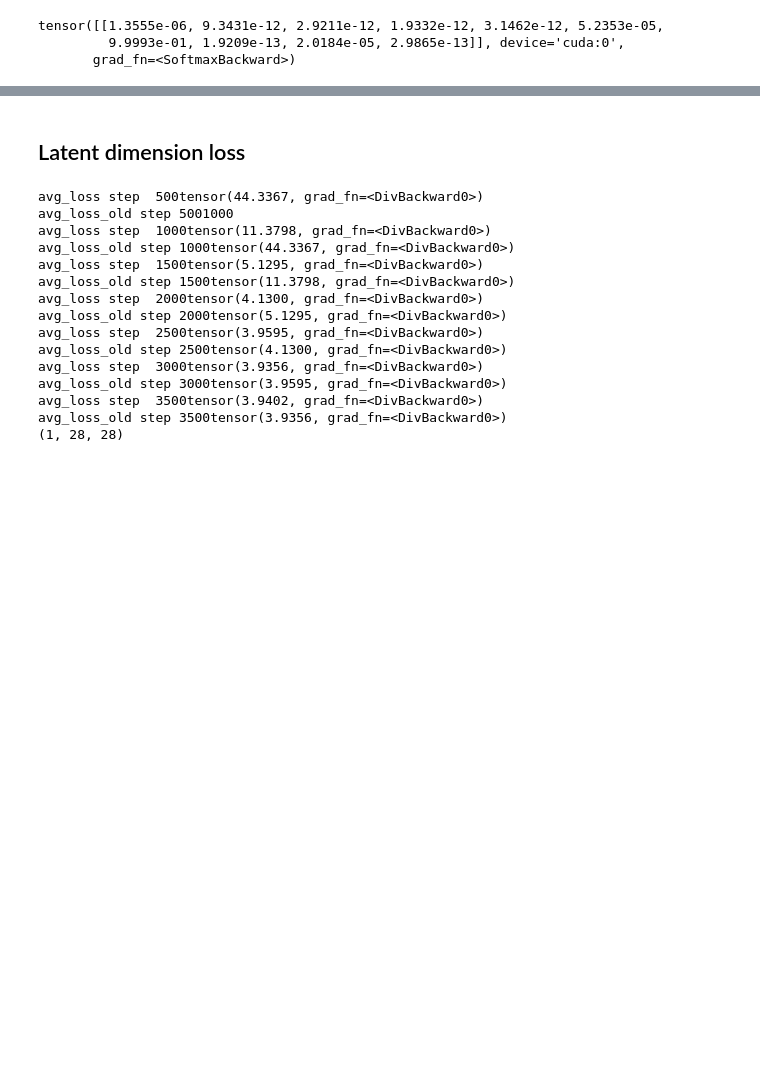
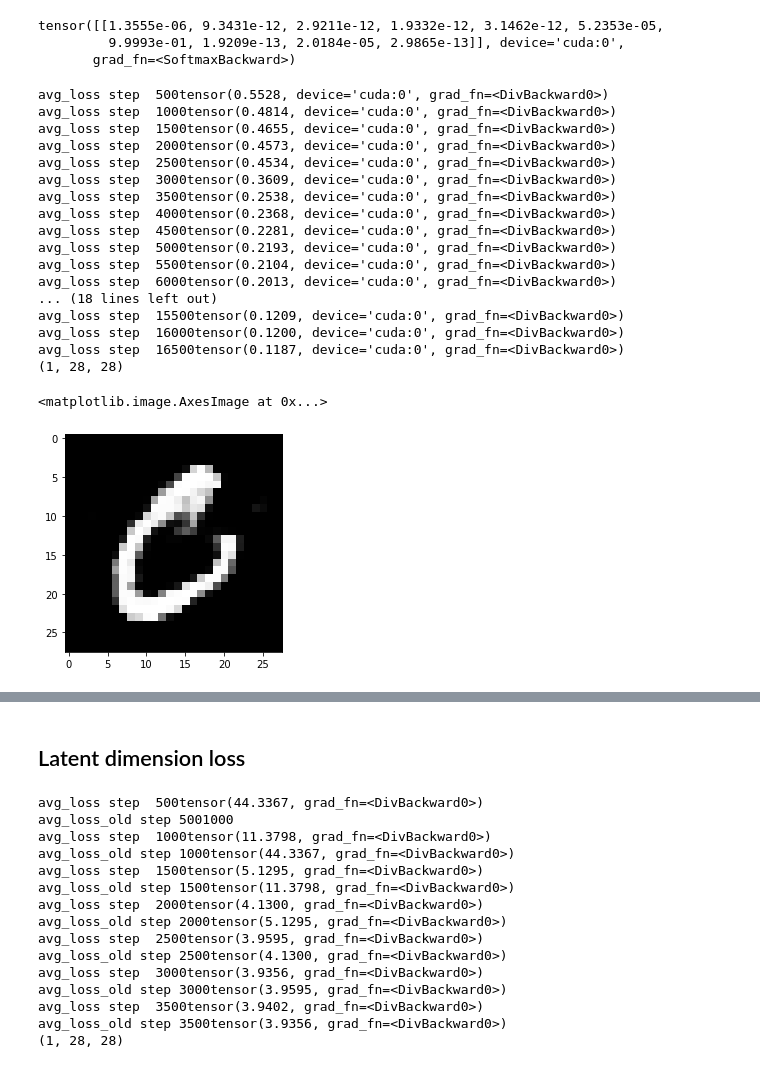
Before and after one commit to Mahantesh-Pattadkal-1993/CounterFactuals_GANs, a Jupyter notebook: Counterfactual_Computation.ipynb, the cells around one changed output, grey strips where cells are left out. Saved outputs shown, nothing was run; the diff lists cells and outputs as text; code cells hidden in the pictures; blank space fills up the shorter version.

Commit message:
# Added standard losses for latent representation computation

```diff
--- a/Counterfactual_Computation.ipynb
+++ b/Counterfactual_Computation.ipynb
@@ -114,7 +118,7 @@ CNN(
 # %%
 #Loading the data
 
-mb_size = 2
+mb_size = 4
 
 transform = transforms.Compose(
 		[transforms.ToTensor(),
@@ -234,3 +213,77 @@ Classifier_model_logits(G(z))[0]
 tensor([[1.3555e-06, 9.3431e-12, 2.9211e-12, 1.9332e-12, 3.1462e-12, 5.2353e-05,
          9.9993e-01, 1.9209e-13, 2.0184e-05, 2.9865e-13]], device='cuda:0',
        grad_fn=<SoftmaxBackward>)
+# %%
+# Using the standard loss functions
+#find the z_org that respresents the latent representation of given image
+
+import torch.optim as optim
+import torch
+cos = nn.CosineSimilarity(dim=1, eps=1e-6)
+torch.manual_seed(100)
+z= torch.randn(1, 100,1,1).to(device)
+step_size = 0.1
+
+#Find the image closer to the original one but target prediction
+MSE = nn.MSELoss()
+nll = nn.NLLLoss()
+CE_loss = nn.CrossEntropyLoss()
+l1_loss = nn.L1Loss()
+optimizer = optim.SGD([z_semi], lr=0.01) #not using optimiser here
+
+
+def latent_representation(z,sample_image):
+  overall_loss, loss , avg_loss = 0,10,0
+  i=1
+
+  while (loss>=0.09):
+    z.requires_grad = True
+    loss1 = MSE(sample_image,G(z)) #pixel loss
+    loss2 = MSE(Classifier_model_logits(G(z))[0] , Classifier_model_logits(sample_image)[0]) #diference in pred of both images
+
+    loss = loss1 + loss2
+    #print(loss)
+
+    z.grad = None
+    loss.backward()
+    z.requires_grad = False
+    z = z - z.grad * step_size
+    i = i+1
+
+    overall_loss= overall_loss + loss
+    if (i%500==0):
+
+      avg_loss = overall_loss/500.0
+      print("avg_loss " + "step " + " " +str(i) + str (avg_loss))
+      overall_loss = 0
+
+
+  return z
+
+z_org = latent_representation(z,sample_image)
+
+G_img= G(z_org) #generate the img
+G_img = G_img.to('cpu')  # bring it to cpu
+npimgs = G_img[0].detach().numpy()  #plot the image
+print(npimgs.shape)
+plt.imshow(npimgs[0],cmap='Greys_r')
+# %% [output]
+avg_loss step  500tensor(0.5528, device='cuda:0', grad_fn=<DivBackward0>)
+avg_loss step  1000tensor(0.4814, device='cuda:0', grad_fn=<DivBackward0>)
+avg_loss step  1500tensor(0.4655, device='cuda:0', grad_fn=<DivBackward0>)
+avg_loss step  2000tensor(0.4573, device='cuda:0', grad_fn=<DivBackward0>)
+avg_loss step  2500tensor(0.4534, device='cuda:0', grad_fn=<DivBackward0>)
+avg_loss step  3000tensor(0.3609, device='cuda:0', grad_fn=<DivBackward0>)
+avg_loss step  3500tensor(0.2538, device='cuda:0', grad_fn=<DivBackward0>)
+avg_loss step  4000tensor(0.2368, device='cuda:0', grad_fn=<DivBackward0>)
+avg_loss step  4500tensor(0.2281, device='cuda:0', grad_fn=<DivBackward0>)
+avg_loss step  5000tensor(0.2193, device='cuda:0', grad_fn=<DivBackward0>)
+avg_loss step  5500tensor(0.2104, device='cuda:0', grad_fn=<DivBackward0>)
+avg_loss step  6000tensor(0.2013, device='cuda:0', grad_fn=<DivBackward0>)
+... (18 lines left out)
+avg_loss step  15500tensor(0.1209, device='cuda:0', grad_fn=<DivBackward0>)
+avg_loss step  16000tensor(0.1200, device='cuda:0', grad_fn=<DivBackward0>)
+avg_loss step  16500tensor(0.1187, device='cuda:0', grad_fn=<DivBackward0>)
+(1, 28, 28)
+<matplotlib.image.AxesImage at 0x...>
+[figure, added]
```
Also changed, not shown: parts of 27 cells of this notebook.
